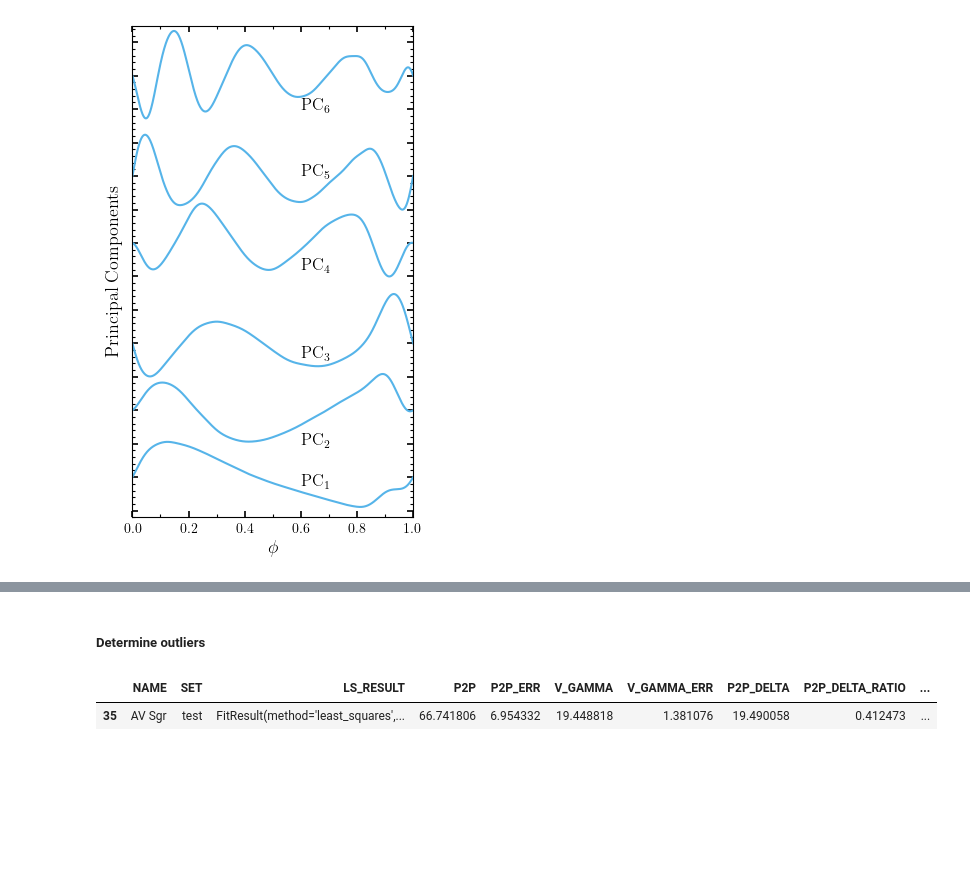
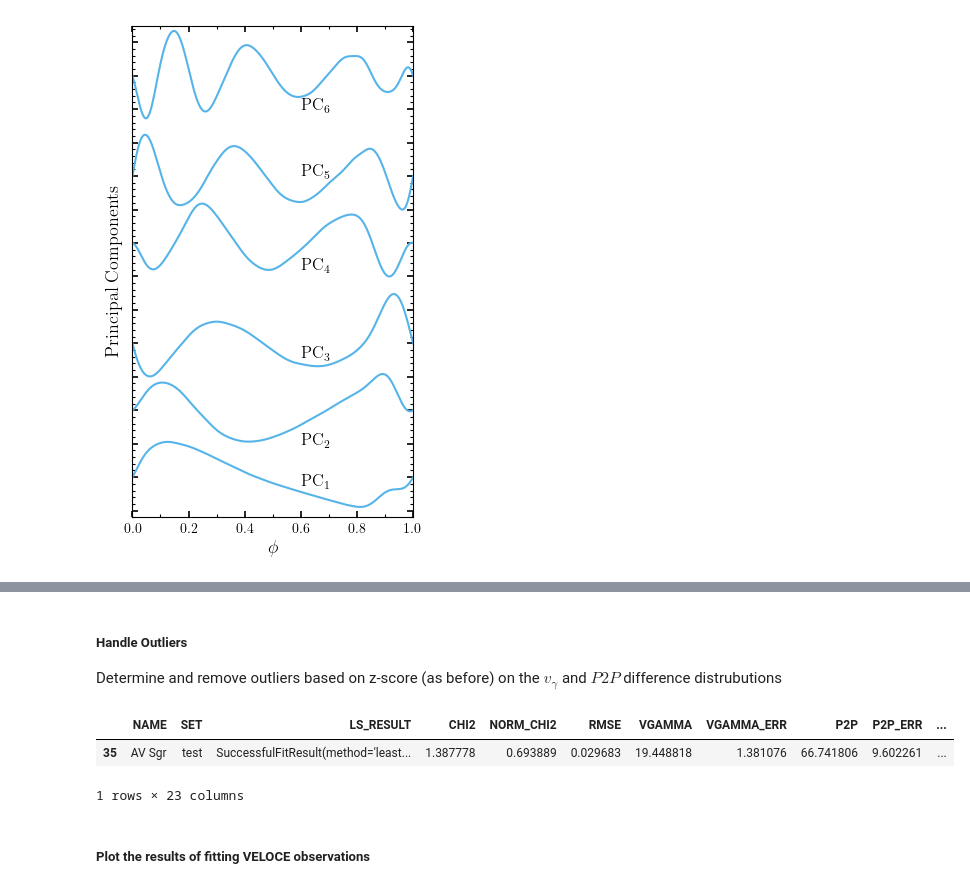
Before and after one commit to giordiviv/veloce-framework, a Jupyter notebook: notebooks/veloceIII_framework.ipynb, the cells around one changed output, grey strips where cells are left out. Cells and saved outputs as stored; diff of their text form; code cells hidden in the pictures; blank space fills up the shorter version.

```diff
--- a/notebooks/veloceIII_framework.ipynb
+++ b/notebooks/veloceIII_framework.ipynb
@@ -522,7 +359,0 @@ Remove delta phase outlier
-# %%
-delta_phase_outlier = gaia_veloce_delta[gaia_veloce_delta["DELTA_PHASE"] > 0.6]  # noqa: PLR2004
-print(
-    f"Name of outlier: {delta_phase_outlier['NAME'].iloc[0]}, {delta_phase_outlier['source_id'].iloc[0]}"
-)  # noqa: T201
-# Remove outlier from the DataFrame
-gaia_veloce_delta = gaia_veloce_delta[gaia_veloce_delta["DELTA_PHASE"] <= 0.6]  # noqa: PLR2004
@@ -530,0 +363,10 @@ KeyError: 'source_id'
+# %%
+z_score_limit = 3
+outliers_gaia_veloce_delta = gaia_veloce_delta[
+    np.abs(sp.stats.zscore(gaia_veloce_delta["DELTA_PHASE_DRIFT_G"])) > z_score_limit
+]
+gaia_veloce_delta_no_outliers = gaia_veloce_delta[
+    ~gaia_veloce_delta["NAME"].isin(outliers_gaia_veloce_delta["NAME"])
+]
+
+outliers_gaia_veloce_delta
@@ -530,0 +383,16 @@ KeyError: 'source_id'
+# %%
+delta_phase_stacked_list = []
+for _, row in gaia_veloce_delta.iterrows():
+    delta_phase_stacked_list.extend(
+        [
+            {
+                "NAME": row["NAME"],
+                "P": row["P"],
+                "DELTA_PHASE": row[f"DELTA_PHASE_{band}_G"],
+                "BAND": band,
+            }
+            for band in ["G", "BP", "RP"]
+        ],
+    )
+
+photometric_delta_phase = pd.DataFrame(delta_phase_stacked_list)
@@ -999,26 +882,29 @@ ax.plot(
 # %% [markdown]
-##### Determine outliers
+##### Handle Outliers
+
+Determine and remove outliers based on z-score (as before) on the $v_\gamma$ and $P2P$ difference distrubutions
 # %%
 fit_rv_df["OUTLIER"] = False
 fit_rv_df["OUTLIER"] = fit_rv_df["OUTLIER"].astype(bool)
 
 # Absolute Z-score for vgamma below 3
-zscore_vgamma_rv = sp.stats.zscore(fit_rv_df["V_GAMMA_DELTA"])
-fit_rv_df["OUTLIER"] = fit_rv_df["OUTLIER"] | (np.abs(zscore_vgamma_rv) > 3)
+zscore_vgamma_rv = sp.stats.zscore(fit_rv_df["VGAMMA_DELTA"])
+fit_rv_df["OUTLIER"] = fit_rv_df["OUTLIER"] | (np.abs(zscore_vgamma_rv) > z_score_limit)
 # Only outlier: AV Sgr
 # it is caused by the fact that we don't have many observations and the phase
 # sampling is not good enough. No points between phase 0.85-0.25.
 
 # Absolute Z-score for the delta p2p below 3
 zscore_p2p_rv = sp.stats.zscore(fit_rv_df["P2P_DELTA"])
-fit_rv_df["OUTLIER"] = fit_rv_df["OUTLIER"] | (np.abs(zscore_p2p_rv) > 3)
+fit_rv_df["OUTLIER"] = fit_rv_df["OUTLIER"] | (np.abs(zscore_p2p_rv) > z_score_limit)
 # No outliers found from the delta p2p
 
 # Show outliers
 fit_rv_df[fit_rv_df["OUTLIER"]]
 # %% [output]
-|  | NAME | SET | LS_RESULT | P2P | P2P_ERR | V_GAMMA | V_GAMMA_ERR | P2P_DELTA | P2P_DELTA_RATIO | ... |
-| 35 | AV Sgr | test | FitResult(method='least_squares',... | 66.741806 | 6.954332 | 19.448818 | 1.381076 | 19.490058 | 0.412473 | ... |
+|  | NAME | SET | LS_RESULT | CHI2 | NORM_CHI2 | RMSE | VGAMMA | VGAMMA_ERR | P2P | P2P_ERR | ... |
+| 35 | AV Sgr | test | SuccessfulFitResult(method='least... | 1.387778 | 0.693889 | 0.029683 | 19.448818 | 1.381076 | 66.741806 | 9.602261 | ... |
+1 rows × 23 columns
 # %%
 # Get only the non-outliers
 fit_rv_no_outliers = fit_rv_df[~fit_rv_df["OUTLIER"]]
@@ -1028,3 +911,5 @@ fit_rv_no_outliers["P"] = fit_rv_no_outliers["NAME"].apply(
 
 fit_rv_train_df = fit_rv_no_outliers[fit_rv_no_outliers["SET"] == "train"]
 fit_rv_test_df = fit_rv_no_outliers[fit_rv_no_outliers["SET"] == "test"]
+# %% [markdown]
+##### Plot the results of fitting VELOCE observations
```
Also changed, not shown: parts of 67 cells of this notebook.
